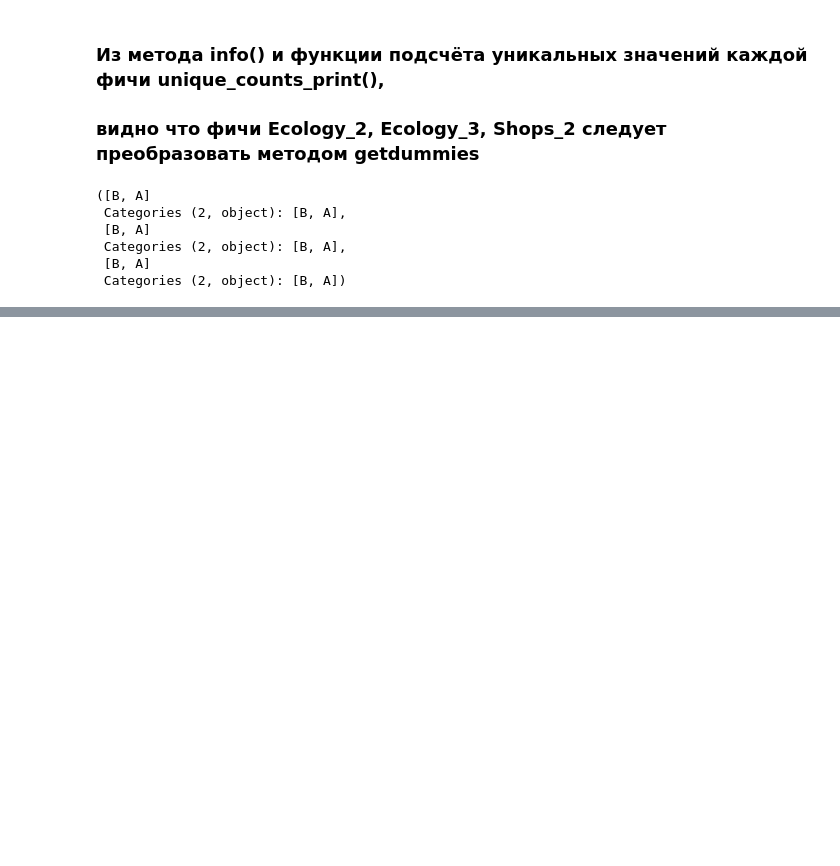
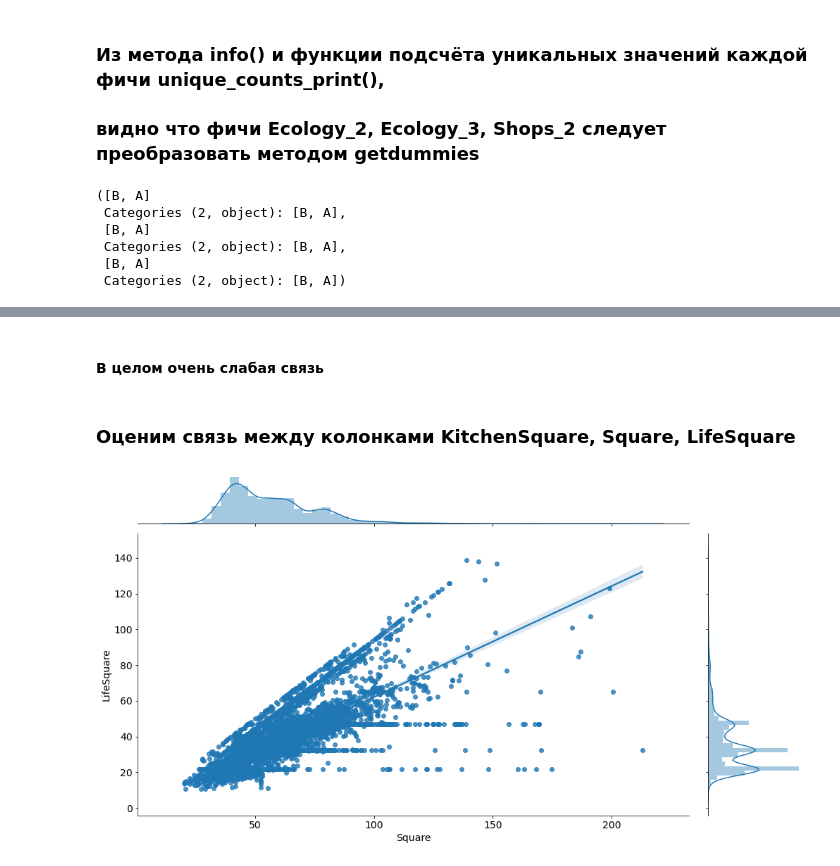
Before and after one commit to StasOzerov/DataSciencePythonLibs, a Jupyter notebook: Coursework_PythonLibs_part1/Coursework.ipynb, the cells around one changed output, grey strips where cells are left out. Saved outputs shown, nothing was run; the diff lists cells and outputs as text; code cells hidden in the pictures; blank space fills up the shorter version.

```diff
--- a/Coursework_PythonLibs_part1/Coursework.ipynb
+++ b/Coursework_PythonLibs_part1/Coursework.ipynb
@@ -860,0 +936,8 @@ df_cut.Ecology_2.unique(), df_cut.Ecology_3.unique(), df_cut.Shops_2.unique()
+# %% [markdown]
+#### В целом очень слабая связь
+# %% [markdown]
+### Оценим связь между колонками KitchenSquare, Square, LifeSquare
+# %%
+sns_x_y(df_cut['Square'], df_cut['LifeSquare'])
+# %% [output]
+[figure, added]
```
Also changed, not shown: parts of 17 cells of this notebook.
